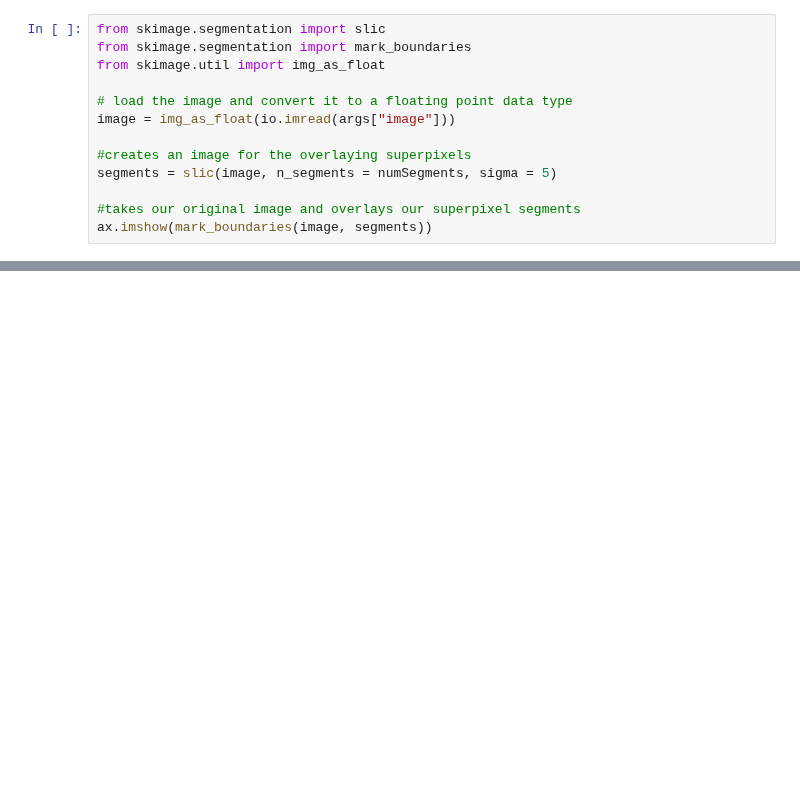
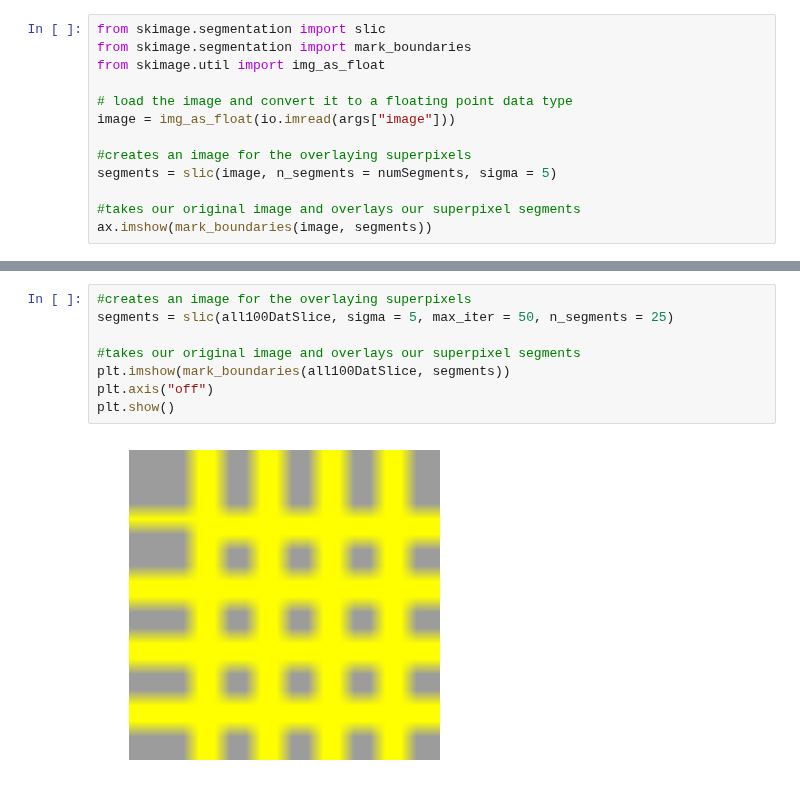
Before and after one commit to NeuroDataDesign/pan-synapse, a Jupyter notebook: background/SLIC_writeup.ipynb, the cells around one changed output, grey strips where cells are left out. Drawn from its saved outputs; the diff is of its cells as text; blank space fills up the shorter version.

```diff
--- a/background/SLIC_writeup.ipynb
+++ b/background/SLIC_writeup.ipynb
@@ -33,0 +85,10 @@ ax.imshow(mark_boundaries(image, segments))
+# %%
+#creates an image for the overlaying superpixels
+segments = slic(all100DatSlice, sigma = 5, max_iter = 50, n_segments = 25)
+
+#takes our original image and overlays our superpixel segments
+plt.imshow(mark_boundaries(all100DatSlice, segments))
+plt.axis("off")
+plt.show()
+# %% [output]
+[figure, added]
```
Also changed, not shown: parts of 7 cells of this notebook, 3 other files.
